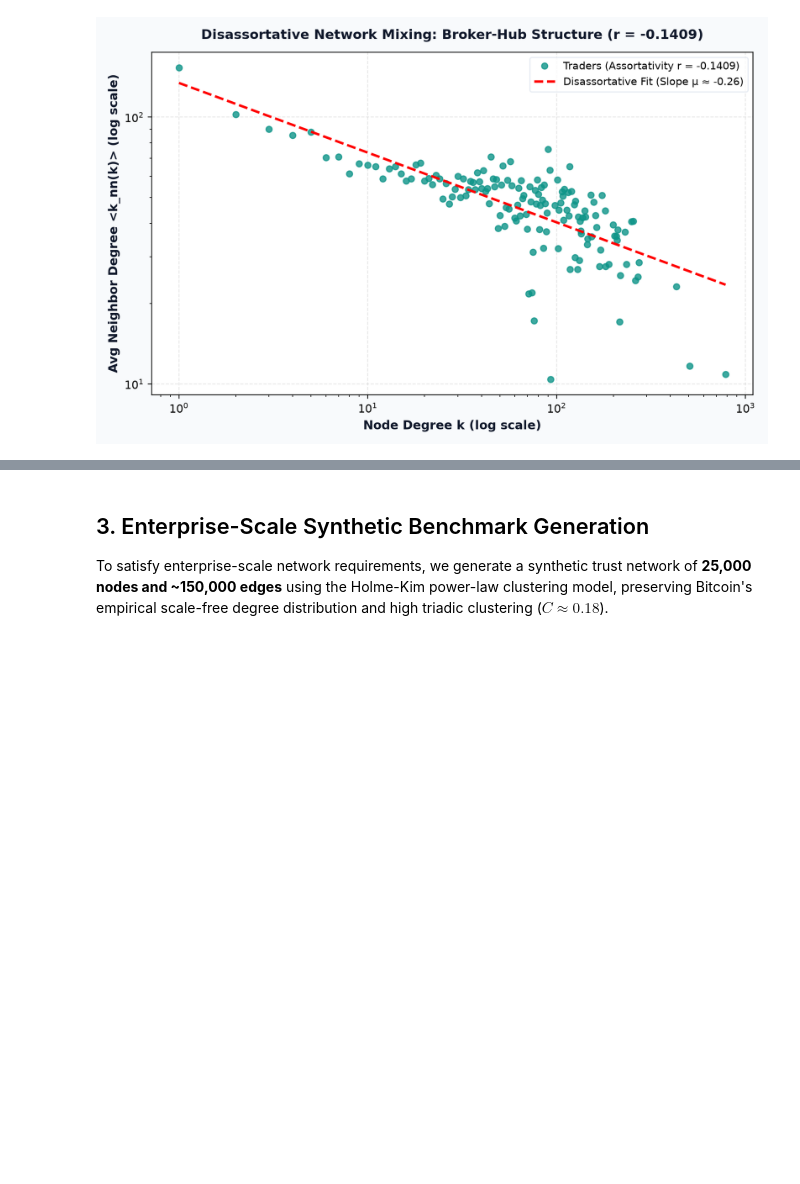
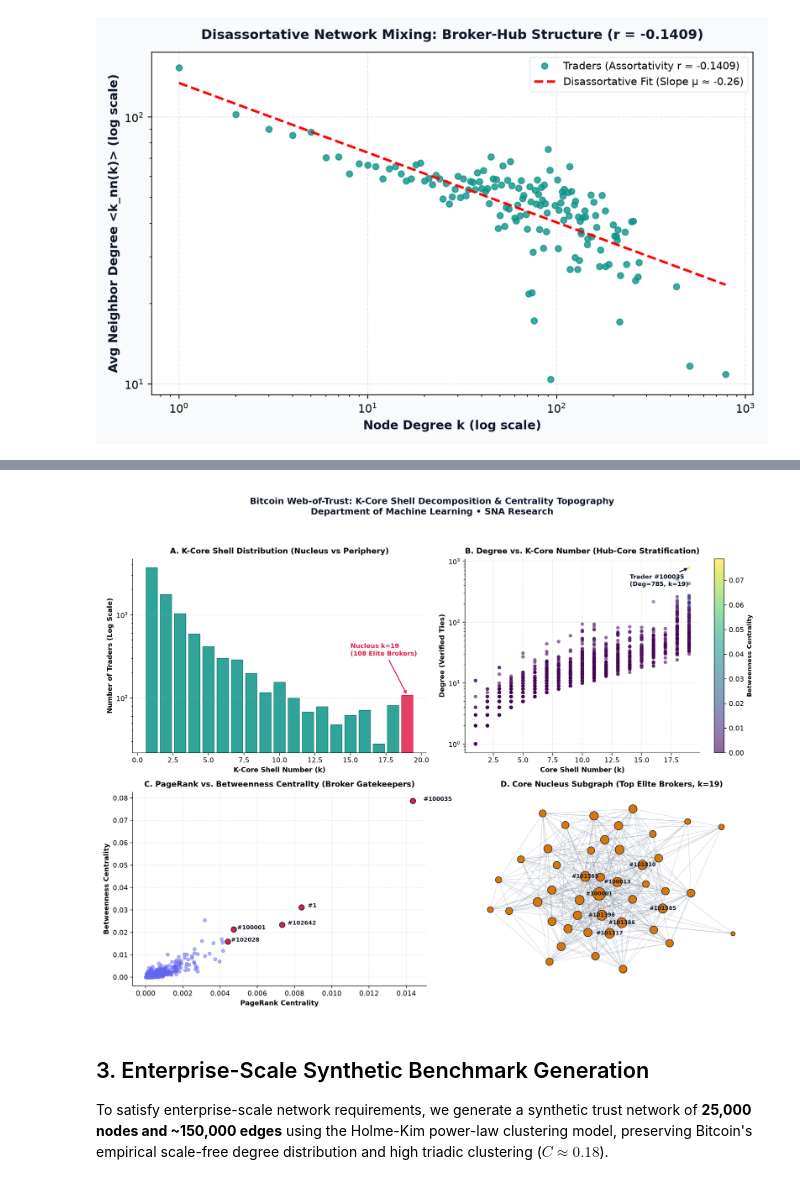
Before and after one commit to Lion4467cat/bitcoin-trust-link-prediction, a Jupyter notebook: notebooks/bitcoin_link_prediction_recommendation.ipynb, the cells around one changed output, grey strips where cells are left out. Cells and saved outputs as stored; diff of their text form; code cells hidden in the pictures; blank space fills up the shorter version.

Commit message:
Implement K-Core Shell Decomposition, Multi-Algorithm Consensus Matrix, and Centrality Topography

```diff
--- a/notebooks/bitcoin_link_prediction_recommendation.ipynb
+++ b/notebooks/bitcoin_link_prediction_recommendation.ipynb
@@ -78,0 +84,5 @@ display(Image(filename=str(ROOT / "visualizations" / "degree_assortativity_mixin
+# %%
+cent_df = pd.read_csv(ROOT / "outputs" / "trader_centrality_rankings.csv")
+display(cent_df.head(8))
+display(Image(filename=str(ROOT / "visualizations" / "k_core_and_centrality_distribution.png")))
+# %% [output]
@@ -79,3 +98,4 @@ display(Image(filename=str(ROOT / "visualizations" / "degree_assortativity_mixin
+[figure, added]
 # %% [markdown]
 ## 3. Enterprise-Scale Synthetic Benchmark Generation
 
```
Also changed, not shown: parts of 4 cells of this notebook, 21 other files.
